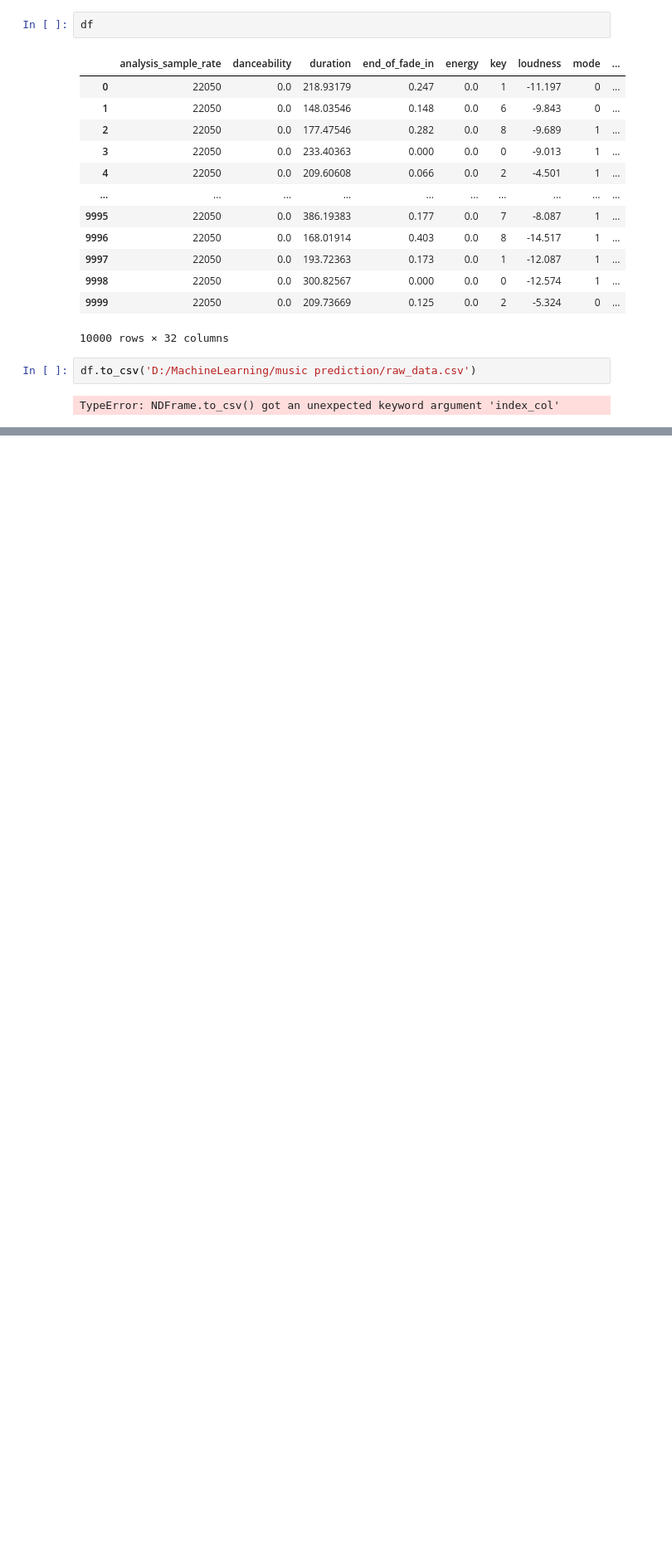
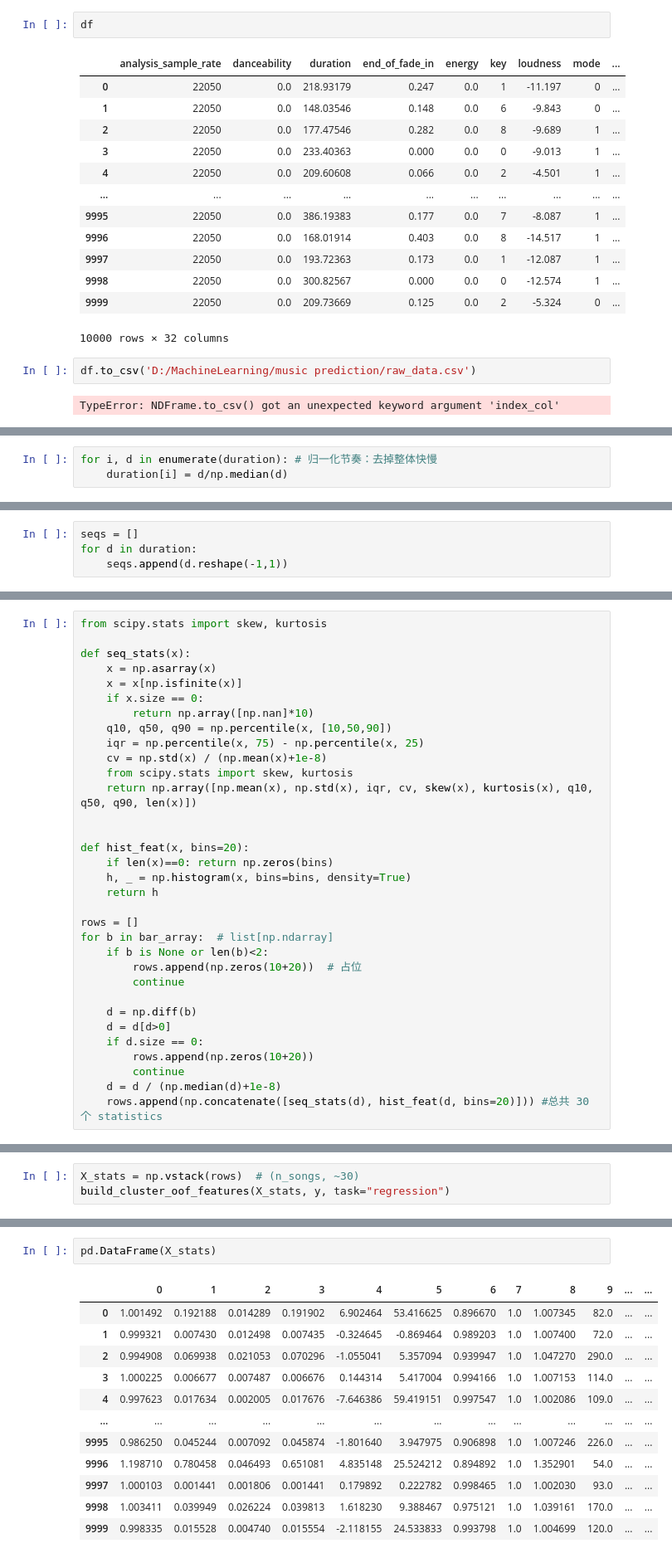
Before and after one commit to yuu1zhou/Song-prediction-with-ML, a Jupyter notebook: data_reading.ipynb, the cells around one changed output, grey strips where cells are left out. Shown: that part at 83% size. Drawn from its saved outputs; the diff is of its cells as text; blank space fills up the shorter version.

```diff
--- a/data_reading.ipynb
+++ b/data_reading.ipynb
@@ -311,0 +414,3 @@ TypeError: NDFrame.to_csv() got an unexpected keyword argument 'index_col'
+# %%
+for i, d in enumerate(duration): # 归一化节奏：去掉整体快慢
+    duration[i] = d/np.median(d)
@@ -311,0 +430,4 @@ TypeError: NDFrame.to_csv() got an unexpected keyword argument 'index_col'
+# %%
+seqs = []
+for d in duration:
+    seqs.append(d.reshape(-1,1))
@@ -311,0 +449,33 @@ TypeError: NDFrame.to_csv() got an unexpected keyword argument 'index_col'
+# %%
+from scipy.stats import skew, kurtosis
+
+def seq_stats(x):
+    x = np.asarray(x)
+    x = x[np.isfinite(x)]
+    if x.size == 0:
+        return np.array([np.nan]*10)
+    q10, q50, q90 = np.percentile(x, [10,50,90])
+    iqr = np.percentile(x, 75) - np.percentile(x, 25)
+    cv = np.std(x) / (np.mean(x)+1e-8)
+    from scipy.stats import skew, kurtosis
+    return np.array([np.mean(x), np.std(x), iqr, cv, skew(x), kurtosis(x), q10, q50, q90, len(x)])
+
+
+def hist_feat(x, bins=20):
+    if len(x)==0: return np.zeros(bins)
+    h, _ = np.histogram(x, bins=bins, density=True)
+    return h
+
+rows = []
+for b in bar_array:  # list[np.ndarray]
+    if b is None or len(b)<2:
+        rows.append(np.zeros(10+20))  # 占位
+        continue
+
+    d = np.diff(b)
+    d = d[d>0]
+    if d.size == 0:
+        rows.append(np.zeros(10+20))
+        continue
+    d = d / (np.median(d)+1e-8)
+    rows.append(np.concatenate([seq_stats(d), hist_feat(d, bins=20)])) #总共 30 个 statistics
@@ -311,0 +572,3 @@ TypeError: NDFrame.to_csv() got an unexpected keyword argument 'index_col'
+# %%
+X_stats = np.vstack(rows)  # (n_songs, ~30)
+build_cluster_oof_features(X_stats, y, task="regression")
@@ -311,0 +578,15 @@ TypeError: NDFrame.to_csv() got an unexpected keyword argument 'index_col'
+# %%
+pd.DataFrame(X_stats)
+# %% [output]
+|  | 0 | 1 | 2 | 3 | 4 | 5 | 6 | 7 | 8 | 9 | ... | ... |
+| 0 | 1.001492 | 0.192188 | 0.014289 | 0.191902 | 6.902464 | 53.416625 | 0.896670 | 1.0 | 1.007345 | 82.0 | ... | ... |
+| 1 | 0.999321 | 0.007430 | 0.012498 | 0.007435 | -0.324645 | -0.869464 | 0.989203 | 1.0 | 1.007400 | 72.0 | ... | ... |
+| 2 | 0.994908 | 0.069938 | 0.021053 | 0.070296 | -1.055041 | 5.357094 | 0.939947 | 1.0 | 1.047270 | 290.0 | ... | ... |
+| 3 | 1.000225 | 0.006677 | 0.007487 | 0.006676 | 0.144314 | 5.417004 | 0.994166 | 1.0 | 1.007153 | 114.0 | ... | ... |
+| 4 | 0.997623 | 0.017634 | 0.002005 | 0.017676 | -7.646386 | 59.419151 | 0.997547 | 1.0 | 1.002086 | 109.0 | ... | ... |
+| ... | ... | ... | ... | ... | ... | ... | ... | ... | ... | ... | ... | ... |
+| 9995 | 0.986250 | 0.045244 | 0.007092 | 0.045874 | -1.801640 | 3.947975 | 0.906898 | 1.0 | 1.007246 | 226.0 | ... | ... |
+| 9996 | 1.198710 | 0.780458 | 0.046493 | 0.651081 | 4.835148 | 25.524212 | 0.894892 | 1.0 | 1.352901 | 54.0 | ... | ... |
+| 9997 | 1.000103 | 0.001441 | 0.001806 | 0.001441 | 0.179892 | 0.222782 | 0.998465 | 1.0 | 1.002030 | 93.0 | ... | ... |
+| 9998 | 1.003411 | 0.039949 | 0.026224 | 0.039813 | 1.618230 | 9.388467 | 0.975121 | 1.0 | 1.039161 | 170.0 | ... | ... |
+| 9999 | 0.998335 | 0.015528 | 0.004740 | 0.015554 | -2.118155 | 24.533833 | 0.993798 | 1.0 | 1.004699 | 120.0 | ... | ... |
```
Also changed, not shown: parts of 25 cells of this notebook, 22 other files.
